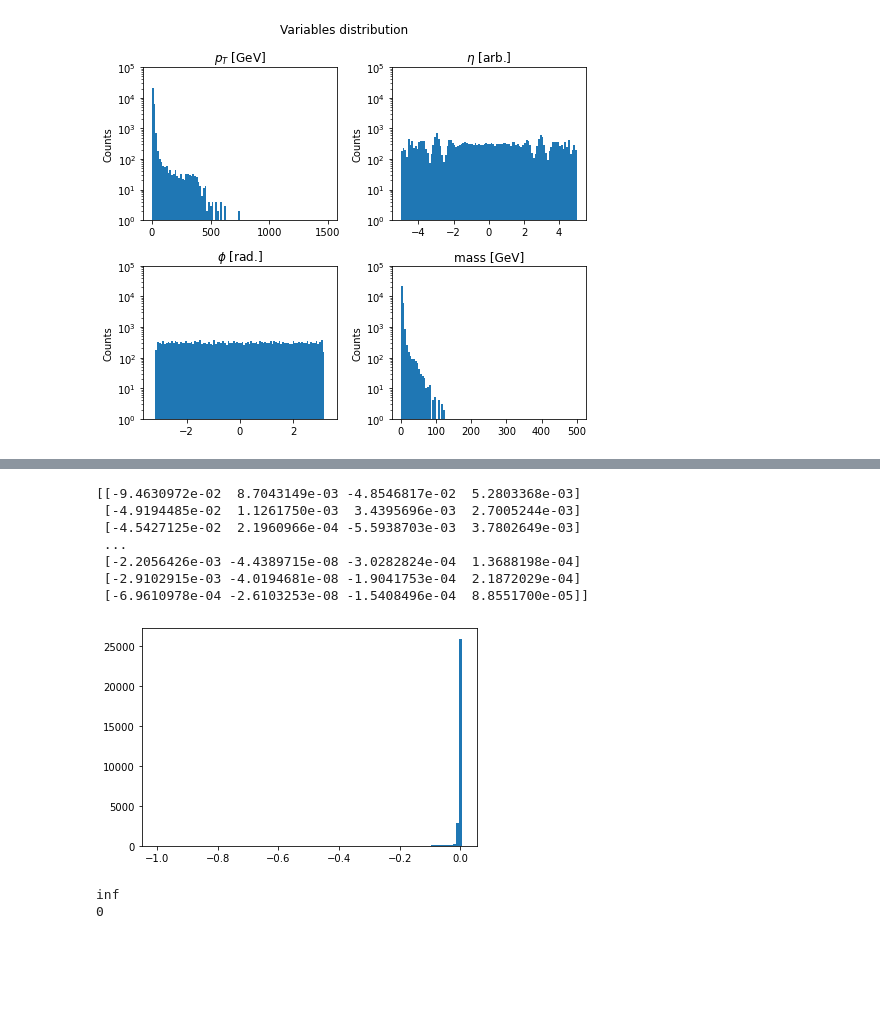
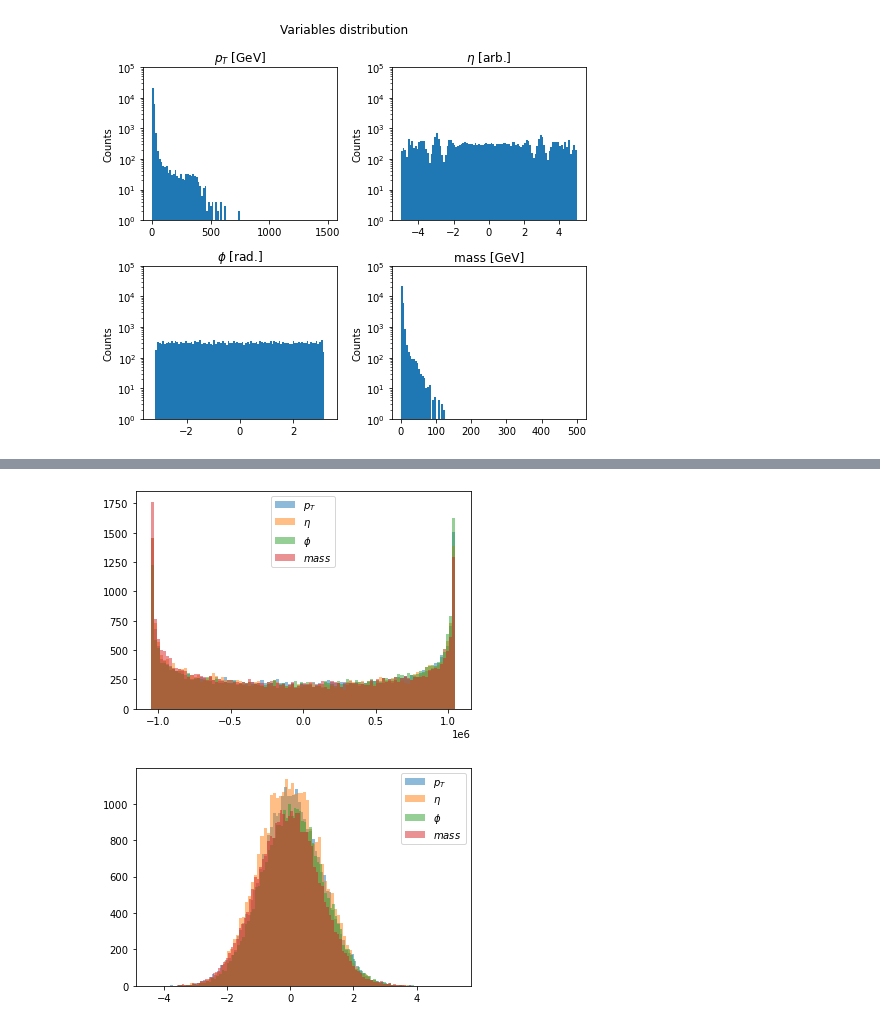
Before and after one commit to igordt/CMEPDA, a Jupyter notebook: Originale.ipynb, the cells around one changed output, grey strips where cells are left out. Saved outputs shown, nothing was run; the diff lists cells and outputs as text; code cells hidden in the pictures; blank space fills up the shorter version.

Commit message:
Morning update: aggiunti i file compressi e ricostruiti

```diff
--- a/Originale.ipynb
+++ b/Originale.ipynb
@@ -92,9 +94,9 @@ for i in range(0,num_features,1):
 xtr = np.copy(x)
 xtrval = np.copy(xval)
 
-
-xtr = trasformation.prep(original=x, transformed=xtr, dir='forward', index_log=([0,3]), range_quantile=([1,2]), n_quantiles=10000)
-xtrval = trasformation.prep(original=xval, transformed=xtrval, dir='forward', index_log=([0,3]), range_quantile=([1,2]), n_quantiles=10000)
+r_q = ([1,2])
+xtr = trasformation.prep(original=x, transformed=xtr, dir='forward', index_log=([0,3]), range_quantile=r_q, n_quantiles=10000)
+xtrval = trasformation.prep(original=xval, transformed=xtrval, dir='forward', index_log=([0,3]), range_quantile=r_q, n_quantiles=10000)
 
 xt = torch.tensor(xtr).to('cuda').float()
 xval = torch.tensor(xtrval).to('cuda').float()
@@ -172,7 +174,7 @@ fig.savefig('figures/Variables_distribution.pdf',dpi=190)
 # %% [output]
 [figure]
 # %%
-num_iterations = 4 #andrà messo a 8 su colab
+num_iterations = 8 #andrà messo a 8 su colab
 num_features=4 #just for testing
 
 base_dist = StandardNormal(shape=[num_features])
@@ -282,52 +295,43 @@ fig.savefig('figures/Variables_distribution_with_reconstruction.pdf',dpi=190)
 # %%
 
 ###COMPRESSING###
-N = 8
+N = 20
 
 gaus_tensor = flow.transform_to_noise(xt)
 gaus = (gaus_tensor.cpu().detach().numpy())
 
-'''
-M=np.zeros(num_features)
-for k in range(num_features):
-    M[k] = np.max(np.abs(gaus[:,k]))
-    '''
-
-#transformer = preprocessing.MaxAbsScaler().fit(gaus)
-#gaus = transformer.transform(gaus)
-
-print(gaus)
-#print(gaus)
-
 unif = scipy.special.erf(gaus)
 unif = unif * 2**N
 unif = unif.astype(int)
+
+plt.hist(unif[:,0],bins=100,alpha=0.5, label='$p_T$')
+plt.hist(unif[:,1],bins=100,alpha=0.5, label='$\eta$')
+plt.hist(unif[:,2],bins=100,alpha=0.5, label='$\phi$')
+plt.hist(unif[:,3],bins=100,alpha=0.5, label='$mass$')
+plt.legend()
+plt.show()
+
 comp = unif/2**(N)   #compression
 
-plt.figure()
-plt.hist(gaus[:,0],bins=100)
+figgaus=plt.figure()
+plt.hist(gaus[:,0],bins=100,alpha=0.5, label='$p_T$')
+plt.hist(gaus[:,1],bins=100,alpha=0.5, label='$\eta$')
+plt.hist(gaus[:,2],bins=100,alpha=0.5, label='$\phi$')
+plt.hist(gaus[:,3],bins=100,alpha=0.5, label='$mass$')
+plt.legend()
 plt.show()
+figgaus.savefig('figures/Compression_gaus.pdf',dpi=190)
 
 gaus_comp = scipy.special.erfinv(comp)
-#gaus_comp = transformer.inverse_transform(gaus_comp)
 
 gaus_tensor_comp = torch.tensor(gaus_comp).to('cuda').float()
 x_tensor_comp, _ = flow._transform.inverse(gaus_tensor_comp)
 xcomp = x_tensor_comp.cpu().detach().numpy()
 
-xcomp = trasformation.prep(original=x, transformed=xcomp, dir='backward', index_log=([0,3]), range_quantile=([1,2]), n_quantiles=10000)
-print(max(xcomp[:,0]))
+xcomp = trasformation.prep(original=x, transformed=xcomp, dir='backward', index_log=([0,3]), range_quantile=r_q, n_quantiles=10000)
 # %% [output]
-[[-9.4630972e-02  8.7043149e-03 -4.8546817e-02  5.2803368e-03]
- [-4.9194485e-02  1.1261750e-03  3.4395696e-03  2.7005244e-03]
- [-4.5427125e-02  2.1960966e-04 -5.5938703e-03  3.7802649e-03]
- ...
- [-2.2056426e-03 -4.4389715e-08 -3.0282824e-04  1.3688198e-04]
- [-2.9102915e-03 -4.0194681e-08 -1.9041753e-04  2.1872029e-04]
- [-6.9610978e-04 -2.6103253e-08 -1.5408496e-04  8.8551700e-05]]
-[figure, old version]
+[figure, new version]
-inf
-0
+[figure, added]
 # %%
 fig, axs = plt.subplots(2, 2, figsize=(10, 8))
 fig.suptitle("Histogram of Variables")
```
Also changed, not shown: parts of 11 cells of this notebook, 7 other files.
